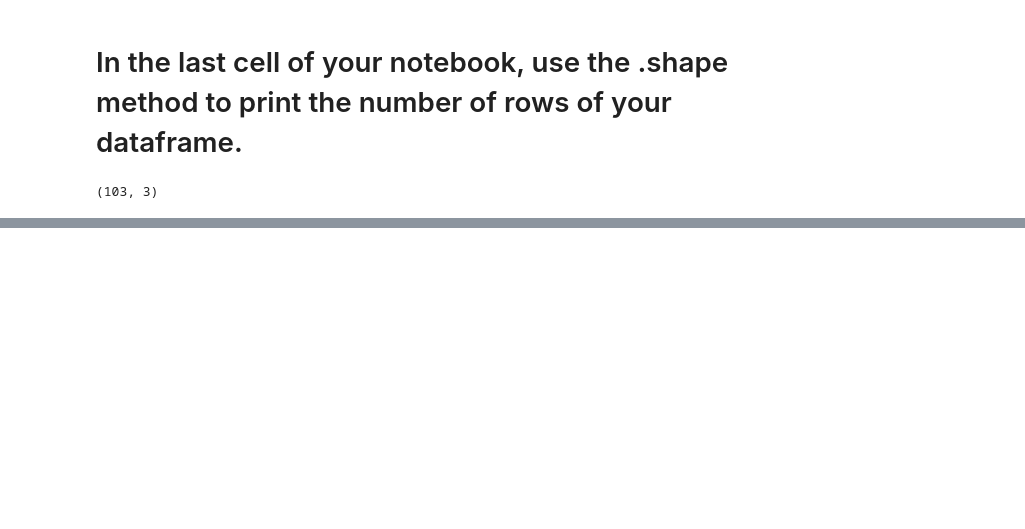
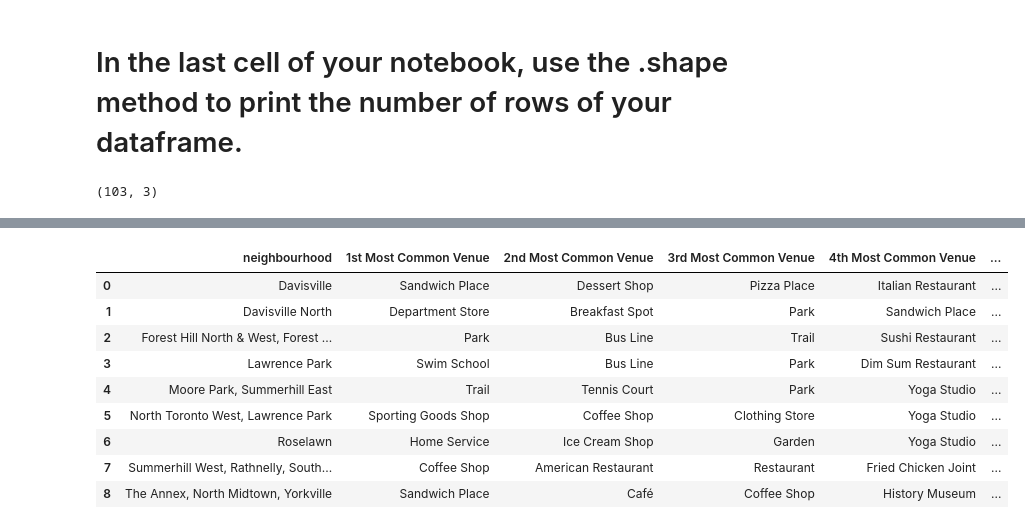
Before and after one commit to Inga87/Coursera_Capstone, a Jupyter notebook: Capstone Toronto scraping.ipynb, the cells around one changed output, grey strips where cells are left out. Saved outputs shown, nothing was run; the diff lists cells and outputs as text; code cells hidden in the pictures; blank space fills up the shorter version.

```diff
--- a/Capstone Toronto scraping.ipynb
+++ b/Capstone Toronto scraping.ipynb
@@ -149,0 +198,3 @@ toronto.shape
+# %%
+#merge geodata with toronto df
+toronto = toronto.merge(geodata, on='postal_code', how = 'left')
@@ -149,0 +423,12 @@ toronto.shape
+# %%
+# one hot encoding
+centraltoronto_onehot = pd.get_dummies(centraltoronto_venues[['venue category']], prefix="", prefix_sep="")
+
+# add neighborhood column back to dataframe
+centraltoronto_onehot['neighbourhood'] = centraltoronto_venues['neighbourhood']
+
+# move neighborhood column to the first column
+fixed_columns = [centraltoronto_onehot.columns[-1]] + list(centraltoronto_onehot.columns[:-1])
+centraltoronto_onehot = centraltoronto_onehot[fixed_columns]
+
+centraltoronto_onehot.head()
@@ -149,0 +442,3 @@ toronto.shape
+# %%
+centraltoronto_grouped = centraltoronto_onehot.groupby('neighbourhood').mean().reset_index()
+centraltoronto_grouped.head()
@@ -149,0 +452,38 @@ toronto.shape
+# %%
+def return_most_common_venues(row, num_top_venues):
+    row_categories = row.iloc[1:]
+    row_categories_sorted = row_categories.sort_values(ascending=False)
+
+    return row_categories_sorted.index.values[0:num_top_venues]
+# %%
+num_top_venues = 5
+
+indicators = ['st', 'nd', 'rd']
+
+# create columns according to number of top venues
+columns = ['neighbourhood']
+for ind in np.arange(num_top_venues):
+    try:
+        columns.append('{}{} Most Common Venue'.format(ind+1, indicators[ind]))
+    except:
+        columns.append('{}th Most Common Venue'.format(ind+1))
+
+# create a new dataframe
+neighbourhoods_venues_sorted = pd.DataFrame(columns=columns)
+neighbourhoods_venues_sorted['neighbourhood'] = centraltoronto_grouped['neighbourhood']
+
+for ind in np.arange(centraltoronto_grouped.shape[0]):
+    neighbourhoods_venues_sorted.iloc[ind, 1:] = return_most_common_venues(centraltoronto_grouped.iloc[ind, :], num_top_venues)
+
+neighbourhoods_venues_sorted
+# %% [output]
+|  | neighbourhood | 1st Most Common Venue | 2nd Most Common Venue | 3rd Most Common Venue | 4th Most Common Venue | ... |
+| 0 | Davisville | Sandwich Place | Dessert Shop | Pizza Place | Italian Restaurant | ... |
+| 1 | Davisville North | Department Store | Breakfast Spot | Park | Sandwich Place | ... |
+| 2 | Forest Hill North & West, Forest ... | Park | Bus Line | Trail | Sushi Restaurant | ... |
+| 3 | Lawrence Park | Swim School | Bus Line | Park | Dim Sum Restaurant | ... |
+| 4 | Moore Park, Summerhill East | Trail | Tennis Court | Park | Yoga Studio | ... |
+| 5 | North Toronto West, Lawrence Park | Sporting Goods Shop | Coffee Shop | Clothing Store | Yoga Studio | ... |
+| 6 | Roselawn | Home Service | Ice Cream Shop | Garden | Yoga Studio | ... |
+| 7 | Summerhill West, Rathnelly, South... | Coffee Shop | American Restaurant | Restaurant | Fried Chicken Joint | ... |
+| 8 | The Annex, North Midtown, Yorkville | Sandwich Place | Café | Coffee Shop | History Museum | ... |
```
Also changed, not shown: parts of 47 cells of this notebook.
